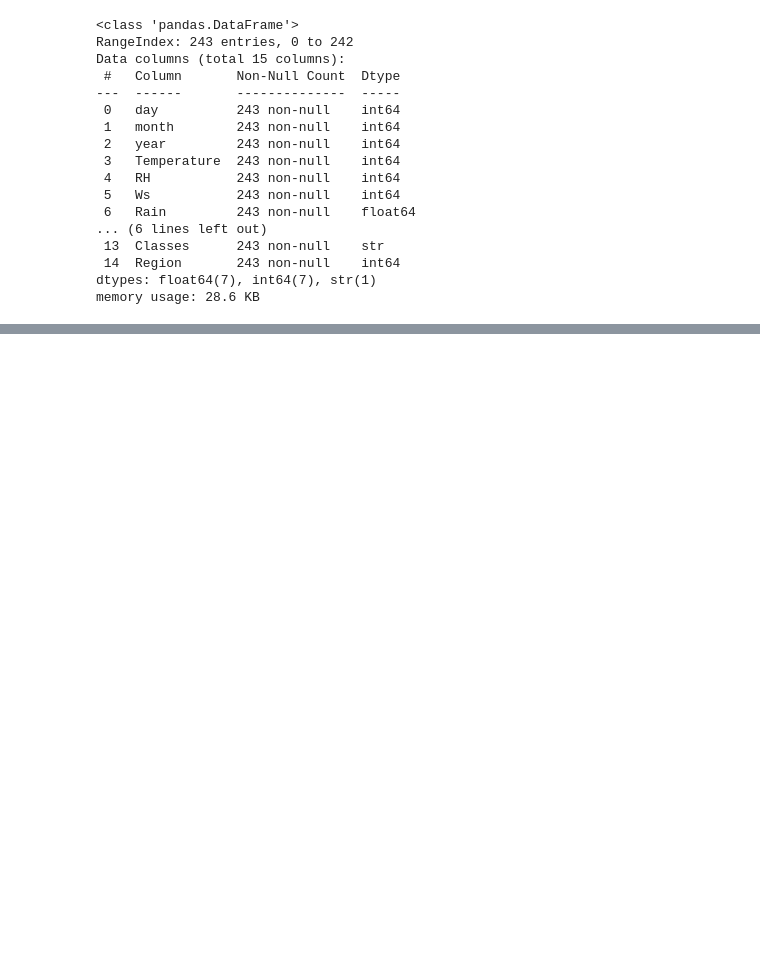
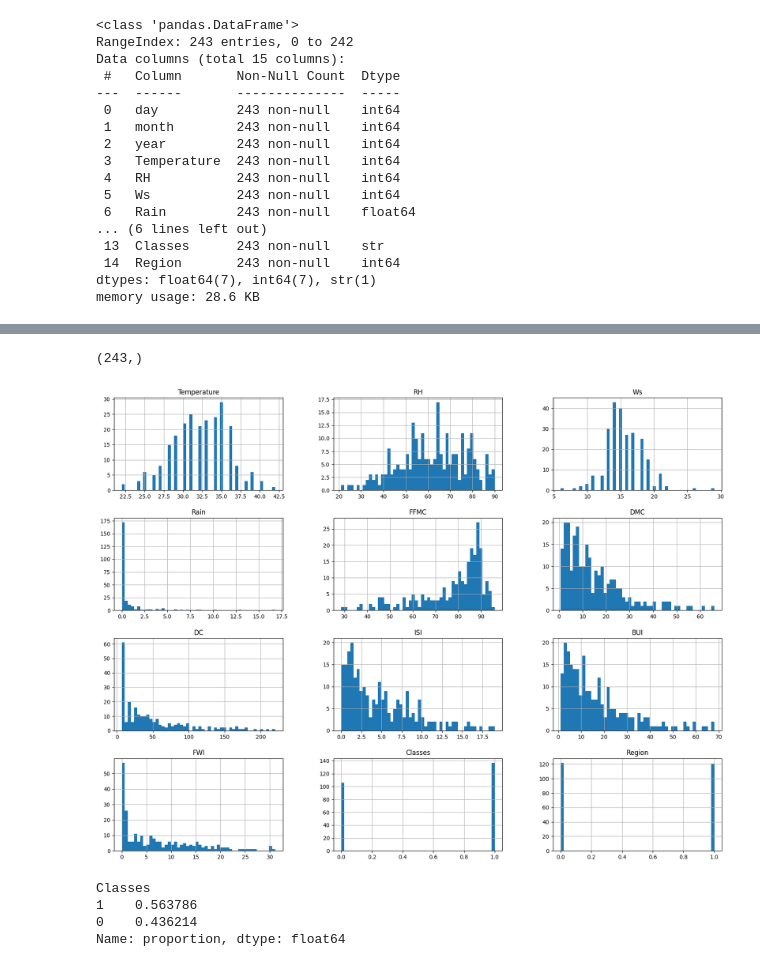
Before and after one commit to Sumit-Avasthi/Machine-Learning, a Jupyter notebook: Project_0.ipynb, the cells around one changed output, grey strips where cells are left out. Saved outputs shown, nothing was run; the diff lists cells and outputs as text; code cells hidden in the pictures; blank space fills up the shorter version.

Commit message:
Data Analysis and Visualization on data

```diff
--- a/Project_0.ipynb
+++ b/Project_0.ipynb
@@ -236,0 +273,3 @@ df.to_csv('Cleaned_Forest_Fire.csv',index=False)
+# %%
+encoded_data = pd.DataFrame(encoded_data,columns=encoder.get_feature_names_out())
+encoded_data
@@ -236,0 +290,3 @@ df.to_csv('Cleaned_Forest_Fire.csv',index=False)
+# %%
+df = pd.concat([df,encoded_data],axis=1)
+df
@@ -236,0 +307,27 @@ df.to_csv('Cleaned_Forest_Fire.csv',index=False)
+# %%
+df.drop(['Classes'],axis=1,inplace=True)
+df[['Classes_fire','Classes_not fire']] = df[['Classes_fire','Classes_not fire']].astype(int)
+# %%
+### Other way
+df['Classes'] = np.where(df['Classes'].str.contains('not fire'),0,1)
+# %%
+df['Classes'].shape
+# %% [output]
+(243,)
+# %%
+import seaborn as sns
+# plt.style.use('seaborn')
+df.hist(bins=50,figsize=(20,15))
+plt.show()
+# %% [output]
+[figure, added]
+# %%
+## Get a Pie Chart
+
+percentage = df['Classes'].value_counts(normalize=True)
+percentage
+# %% [output]
+Classes
+1    0.563786
+0    0.436214
+Name: proportion, dtype: float64
```
Also changed, not shown: parts of 16 cells of this notebook.
